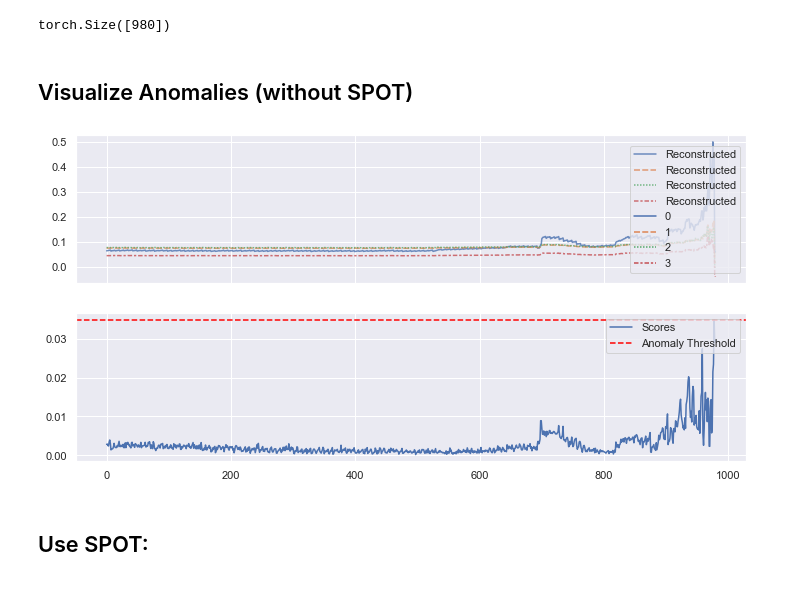
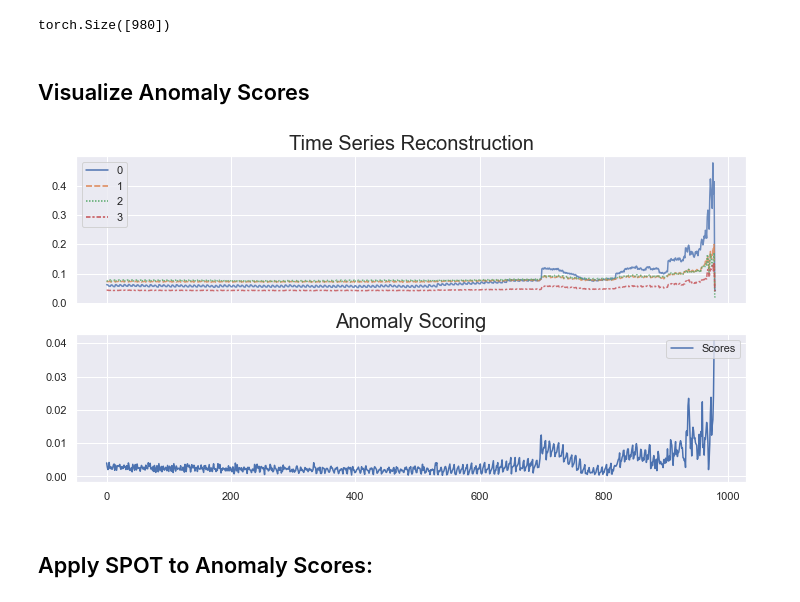
Before and after one commit to wcneill/jn-anomaly-detect, a Jupyter notebook: AD_NASA_bearing_faults/LSTM_AD.ipynb, the cells around one changed output. Saved outputs shown, nothing was run; the diff lists cells and outputs as text; code cells hidden in the pictures.

```diff
--- a/AD_NASA_bearing_faults/LSTM_AD.ipynb
+++ b/AD_NASA_bearing_faults/LSTM_AD.ipynb
@@ -162,35 +159,26 @@ loss = criterion(reconstructed, original).mean(axis=1)
 loss.shape
 # %% [output]
 torch.Size([980])
-# %%
-# Build cumulative density function from loss
-cdf = ECDF(loss.squeeze())
-
-# Get threshold
-thresh = next(x for x in loss if cdf(x) > 0.997)
-
-# get x, y coordinates for plotting anoms.
-x = np.where(loss > thresh)[0]
-y = loss[loss > thresh]
-# %% [markdown]
-## Visualize Anomalies (without SPOT)
+# %% [markdown]
+## Visualize Anomaly Scores
 # %%
 fig, ax, = plt.subplots(2, 1, sharex=True, figsize=(12, 6))
 
 # Reconstruction
-sns.lineplot(data=reconstructed.numpy(), linestyle='--', alpha=0.8, ax=ax[0], label='Reconstructed')
+sns.lineplot(data=reconstructed.numpy(), linestyle='--', alpha=0.8, ax=ax[0])
+ax[0].set_title('Time Series Reconstruction')
 
 # Anomaly detection
 sns.lineplot(data=loss, label='Scores', ax=ax[1])
 sns.scatterplot(x=x, y=y, color='red', ax=ax[1], label='Anomalies', zorder=3)
-ax[1].axhline(y=thresh, c='red', linestyle='--', label='Anomaly Threshold')
+ax[1].set_title('Anomaly Scoring')
 
 plt.legend(loc='upper right')
 plt.show()
 # %% [output]
-[figure, old version]
+[figure, new version]
-# %% [markdown]
-## Use SPOT:
+# %% [markdown]
+## Apply SPOT to Anomaly Scores:
 # %%
 from models import spot
 
```
Also changed, not shown: parts of 6 cells of this notebook, 1 other file.
